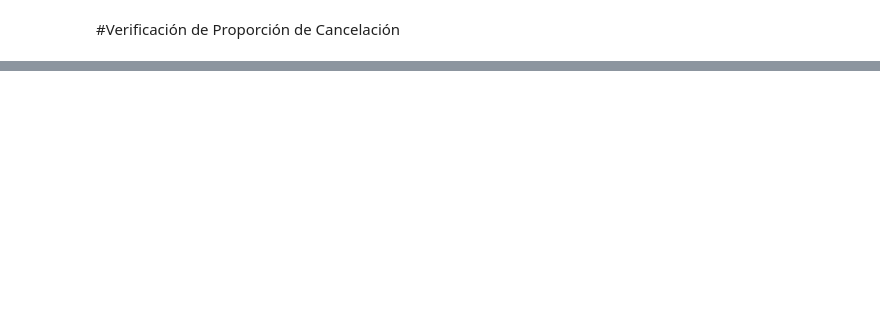
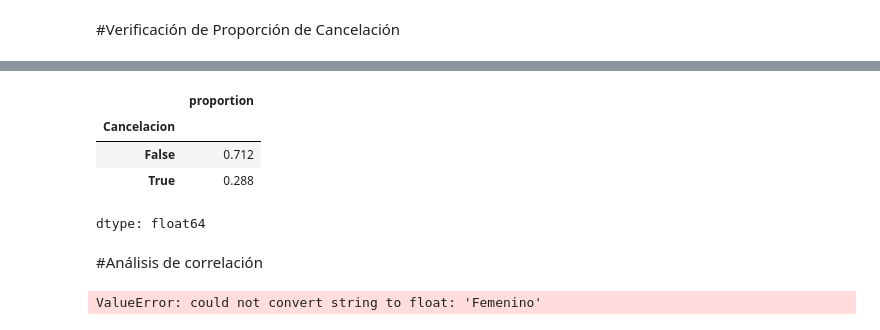
Before and after one commit to HadLe8/Challenge_TelecomX_Parte2, a Jupyter notebook: Challenge_TelecomX_Parte2.ipynb, the cells around one changed output, grey strips where cells are left out. Drawn from its saved outputs; the diff is of its cells as text; code cells hidden in the pictures; blank space fills up the shorter version.

```diff
--- a/Challenge_TelecomX_Parte2.ipynb
+++ b/Challenge_TelecomX_Parte2.ipynb
@@ -120,0 +210,15 @@ Puedes usar value_counts()
+# %%
+datos['Cancelacion'].value_counts(normalize=True).round(3)
+# %% [output]
+|  | proportion |
+| Cancelacion |  |
+| False | 0.712 |
+| True | 0.288 |
+dtype: float64
+# %% [markdown]
+#Análisis de correlación
+# %%
+corr=datos.corr()
+corr['Cancelacion']
+# %% [output]
+ValueError: could not convert string to float: 'Femenino'
```
Also changed, not shown: parts of 14 cells of this notebook.
